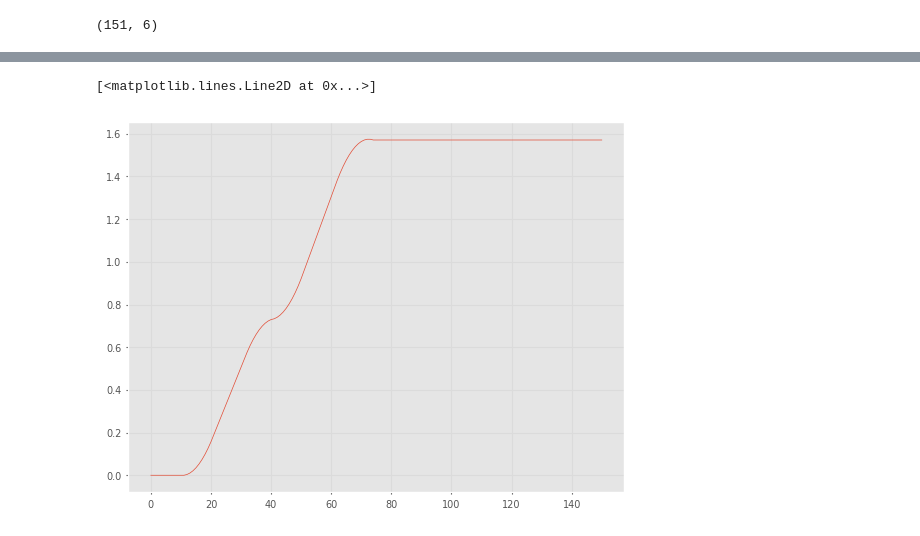
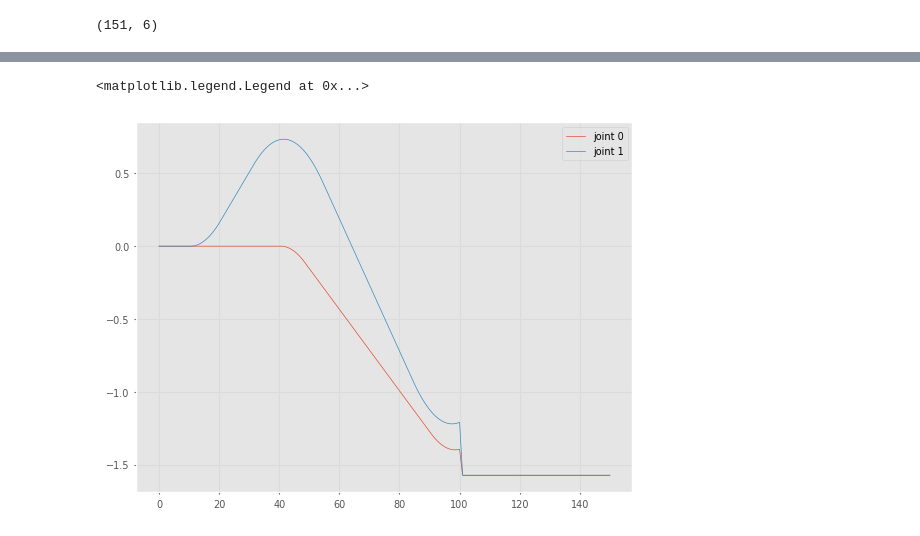
Before and after one commit to ChristianPorsmose/UR3eDTCourse, a Jupyter notebook: DTsolution/models/kinematic_model.ipynb, the cells around one changed output, grey strips where cells are left out. Saved outputs shown, nothing was run; the diff lists cells and outputs as text; code cells hidden in the pictures.

```diff
--- a/DTsolution/models/kinematic_model.ipynb
+++ b/DTsolution/models/kinematic_model.ipynb
@@ -71,10 +71,10 @@ angle_history.append(model.current_joint_angles.copy())
 for i in range(150):
     model.fmi2DoStep(i*dt, dt)
     if i == 10:
-        model.fmi2SetCommandedJointAngles([np.pi/4] * 6)
+        model.fmi2SetCommandedJointAngles([0] + [np.pi/4] * 5)
         model.fmi2StartMovement()
     elif i == 40:
-        model.fmi2SetCommandedJointAngles([np.pi/2] * 6)
+        model.fmi2SetCommandedJointAngles([-np.pi/2] * 6)
         model.fmi2StartMovement()
     angle_history.append(model.current_joint_angles.copy())
 # %%
@@ -104,6 +84,8 @@ array([0.        , 0.        , 0.        , 0.        , 0.        ,
 # %%
-plt.plot(np.array(angle_history)[:, 0])
-# plt.plot(np.array(angle_history)[:, 1])
+plt.plot(np.array(angle_history)[:, 0], label="joint 0")
+plt.plot(np.array(angle_history)[:, 1], label="joint 1")
+
+plt.legend()
 # %% [output]
-[<matplotlib.lines.Line2D at 0x...>]
+<matplotlib.legend.Legend at 0x...>
-[figure, old version]
+[figure, new version]
```
Also changed, not shown: parts of 1 cell of this notebook, 7 other files.
